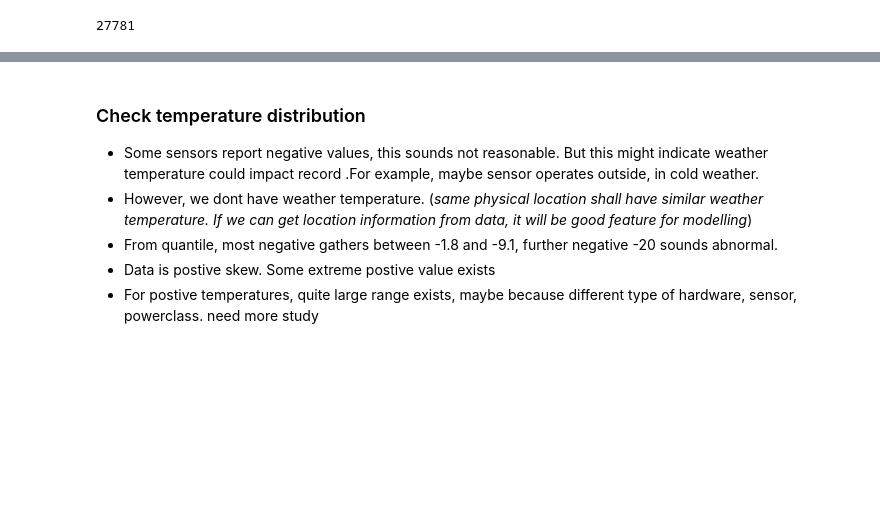
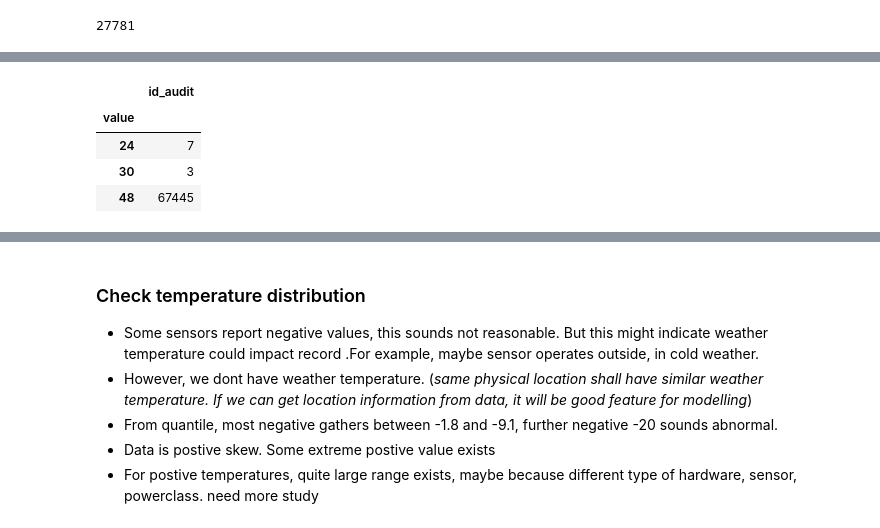
Before and after one commit to lingouzhu/AICampus, a Jupyter notebook: project5Sensors/exploreSensorsDataset.ipynb, the cells around one changed output, grey strips where cells are left out. Saved outputs shown, nothing was run; the diff lists cells and outputs as text; code cells hidden in the pictures; blank space fills up the shorter version.

```diff
--- a/project5Sensors/exploreSensorsDataset.ipynb
+++ b/project5Sensors/exploreSensorsDataset.ipynb
@@ -215,0 +224,8 @@ ds1radiotemp[['id_audit','value']].groupby('id_audit').count().head()
+# %%
+readingPerAuditDf.groupby('value').count()
+# %% [output]
+|  | id_audit |
+| value |  |
+| 24 | 7 |
+| 30 | 3 |
+| 48 | 67445 |
```
Also changed, not shown: parts of 32 cells of this notebook.
